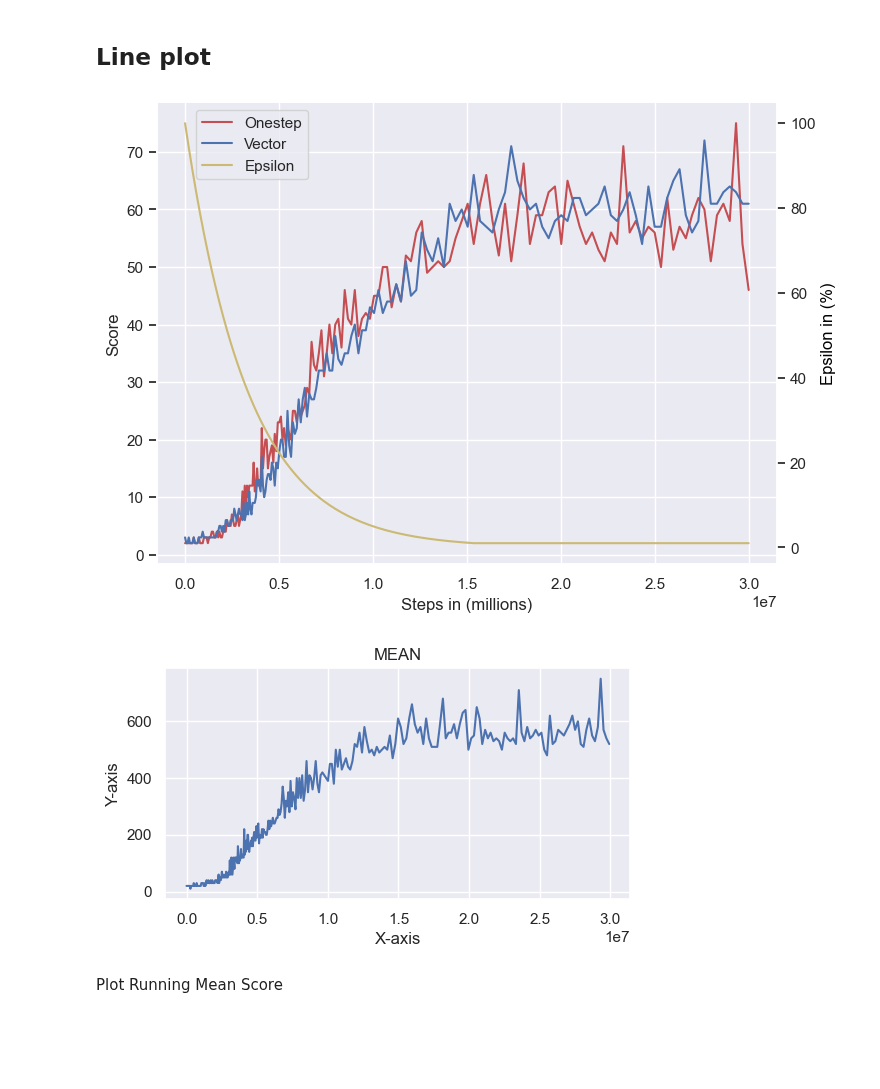
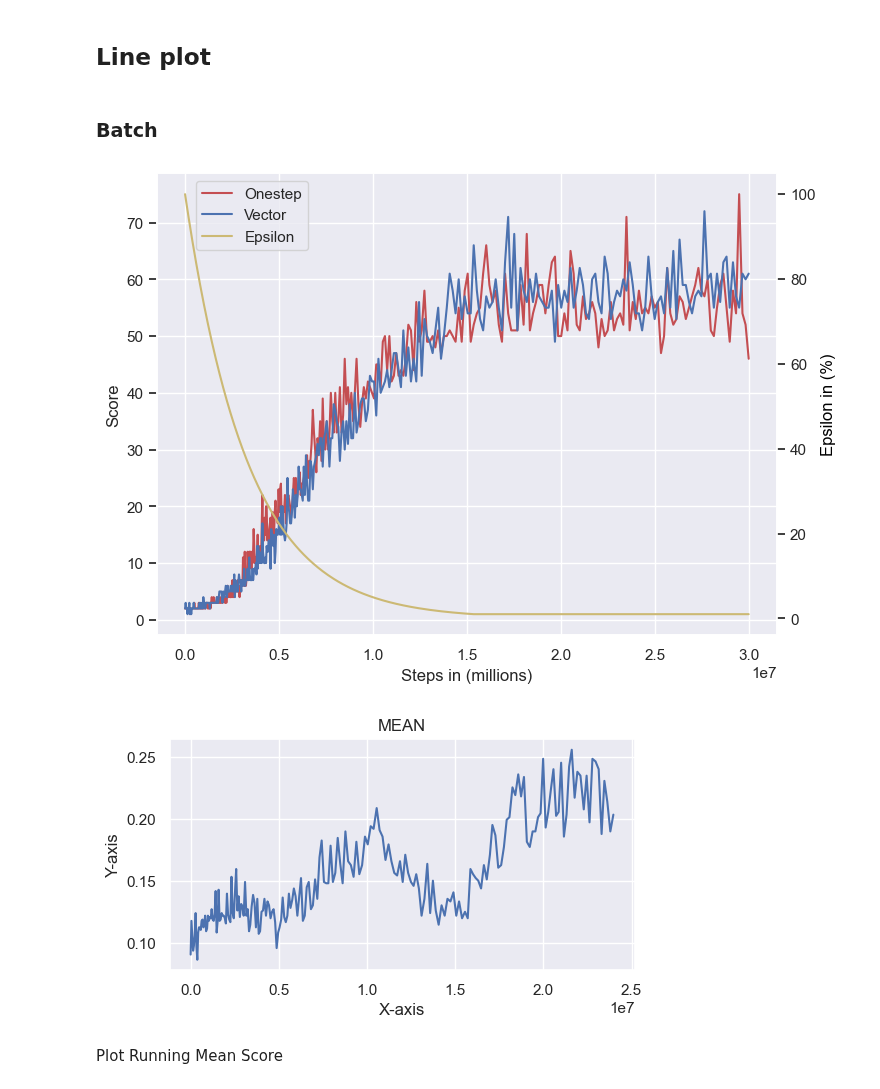
Before and after one commit to vietnhprivat/snake_ai, a Jupyter notebook: src/Classes/data_collection_training_data.ipynb, the cells around one changed output. Drawn from its saved outputs; the diff is of its cells as text; code cells hidden in the pictures; blank space fills up the shorter version.

Commit message:
nyt grid data

```diff
--- a/src/Classes/data_collection_training_data.ipynb
+++ b/src/Classes/data_collection_training_data.ipynb
@@ -41,5 +41,5 @@ def load_data(file_path, model=None):
 onestep = load_data(file_path='DQL_PLOT/TEST_PLOTS/onestep_training_17_01.pkl')
 vector = load_data(file_path='DQL_PLOT/TEST_PLOTS/vector_training_17_01.pkl')
 tql = load_data(file_path='TAB_MODEL_AND_PLOT/DATA_PLOT_TRAINING/tab_optim_rewards.pkl', model="tql")
-tql
+grid = load_data(file_path='DQL_PLOT/TEST_PLOTS/grid_training_18_01.pkl')
 # %% [output]
@@ -98,6 +98,8 @@ plt.show()
 [figure]
 # %% [markdown]
 ## Line plot
+# %% [markdown]
+### Batch
 # %%
 def get_batch(dataframe, mode='max', batch_size=100):
 
@@ -137,17 +139,18 @@ def get_batch(dataframe, mode='max', batch_size=100):
     return batched_df
 
 # Onestep batch
-onestep_max = get_batch(onestep, mode='max', batch_size=1000)
+onestep_max = get_batch(onestep, mode='max', batch_size=500)
 
 # Vector batch laves til samme længde som onestep
 score_vec = np.array(vector['scores'])
 convert_vec = len(score_vec)//len(onestep_max)
 
 # vector batch
+grid_max = get_batch(grid, mode='mean', batch_size=500)
 vector_max = get_batch(vector, mode='max', batch_size=convert_vec)
 
 # Display begge batches
-# display(onestep_max, vector_max)
+# display(onestep_max, vector_max, grid_max)
 # %%
 # Definere plot tema med seaborn
 sns.set_theme(style="darkgrid")
@@ -194,23 +197,23 @@ ax1.legend(handles, labels, loc='upper left', bbox_to_anchor=(0.05, 1))
 
 plt.show()
 # %% [output]
-[figure, old version]
+[figure, new version]
 # %%
 import matplotlib.pyplot as plt
 
 # Create a figure with a 1x2 grid layout (1 row, 2 columns)
 plt.figure(figsize=(6,3))  # Adjust the figure size as needed
 
 # Plot the first subplot (left)
-plt.plot(onestep_max['steps'], onestep_max['score'])
+plt.plot(grid_max['steps'], grid_max['score'])
 plt.xlabel('X-axis')
 plt.ylabel('Y-axis')
 plt.title('MEAN')
 
 # Show the plots
 plt.show()
 # %% [output]
-[figure, old version]
+[figure, new version]
 # %% [markdown]
 Plot Running Mean Score
 # %%
```
Also changed, not shown: parts of 1 cell of this notebook, 1 other file.
